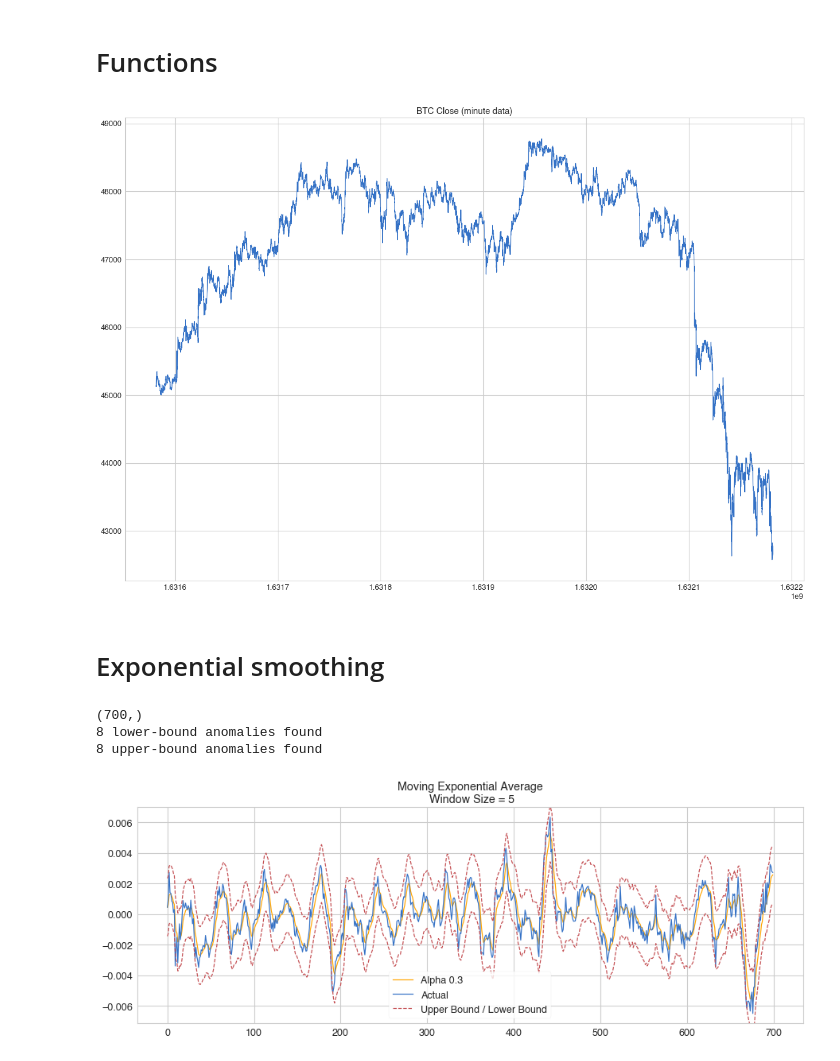
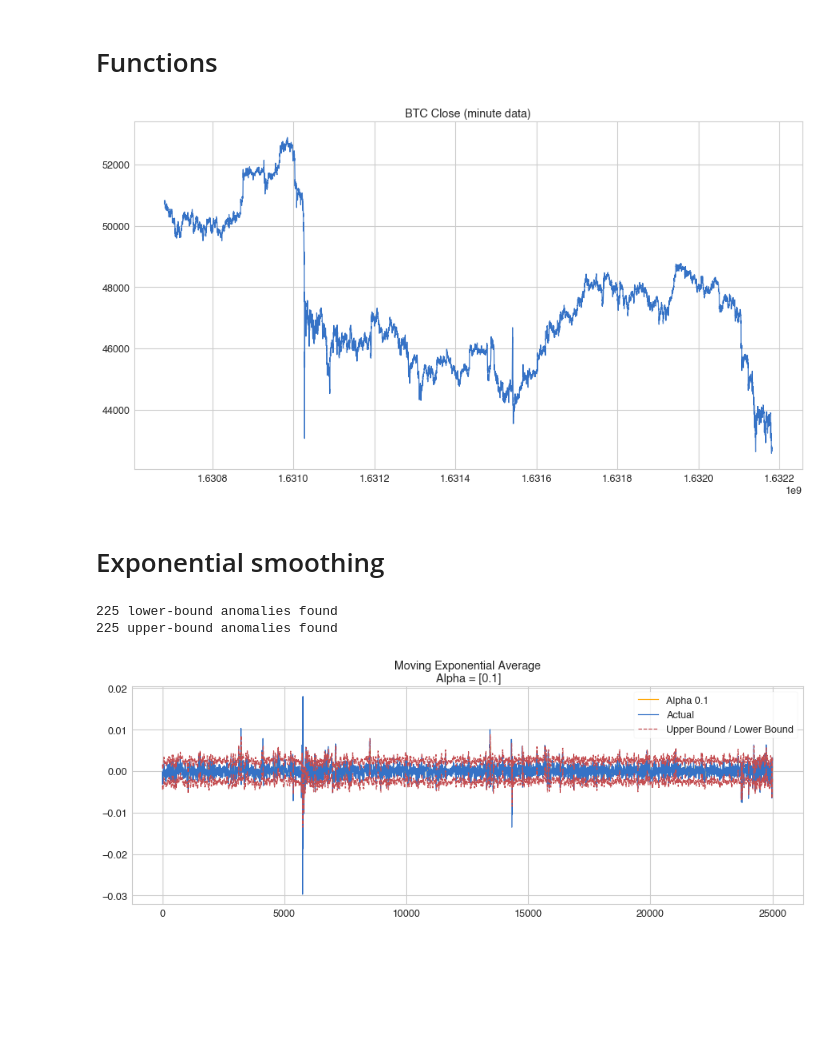
Before and after one commit to mdominguez2010/Kaggle_G_Research_Crypto, a Jupyter notebook: modeling.ipynb, the cells around one changed output. Saved outputs shown, nothing was run; the diff lists cells and outputs as text; code cells hidden in the pictures; blank space fills up the shorter version.

```diff
--- a/modeling.ipynb
+++ b/modeling.ipynb
@@ -70,15 +75,15 @@ def weighted_average(series, weights):
         result += series.iloc[-n-1] * weights[n]
     return float(result)
 # %%
-btc_mini = btc.copy()[-10000:]
+btc_mini = btc.copy()[-25000:]
 # %%
-plt.figure(figsize=(20, 14))
+plt.figure(figsize=(15, 8))
 plt.plot(btc_mini.Close)
 plt.title('BTC Close (minute data)')
 plt.grid(True)
 plt.show()
 # %% [output]
-[figure, old version]
+[figure, new version]
 # %% [markdown]
 # Exponential smoothing
 # %%
@@ -132,10 +137,9 @@ def plotExponentialSmoothing(series, window, alphas, plot_intervals = False, sca
     plt.legend(loc="best")
     plt.grid(b=True)
 # %%
-plotExponentialSmoothing(btc_mini.Target[-700:], window=5, alphas=[0.3], plot_intervals=True, scale=1.96, plot_anomalies=True)
+plotExponentialSmoothing(btc_mini.Target, alphas=[0.1], plot_intervals=True, scale=1.96, plot_anomalies=True)
 # %% [output]
-(700,)
-8 lower-bound anomalies found
-8 upper-bound anomalies found
+225 lower-bound anomalies found
+225 upper-bound anomalies found
-[figure, old version]
+[figure, new version]
 # %%
```
Also changed, not shown: parts of 29 cells of this notebook, 5 other files.
